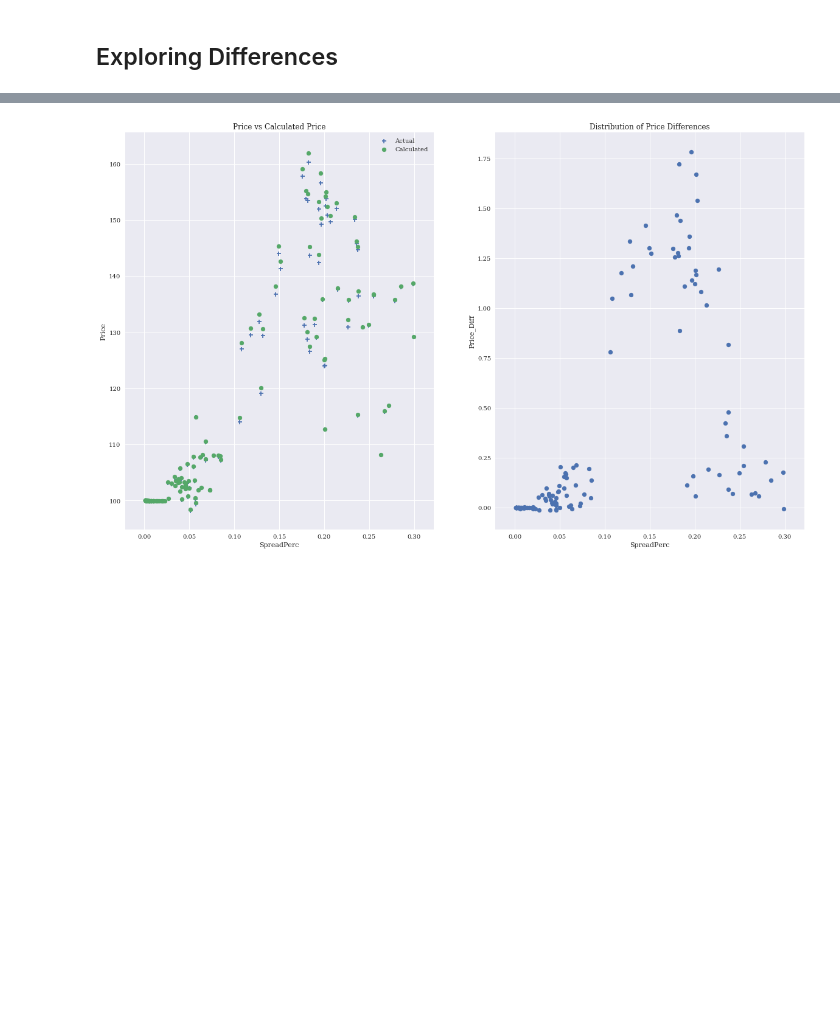
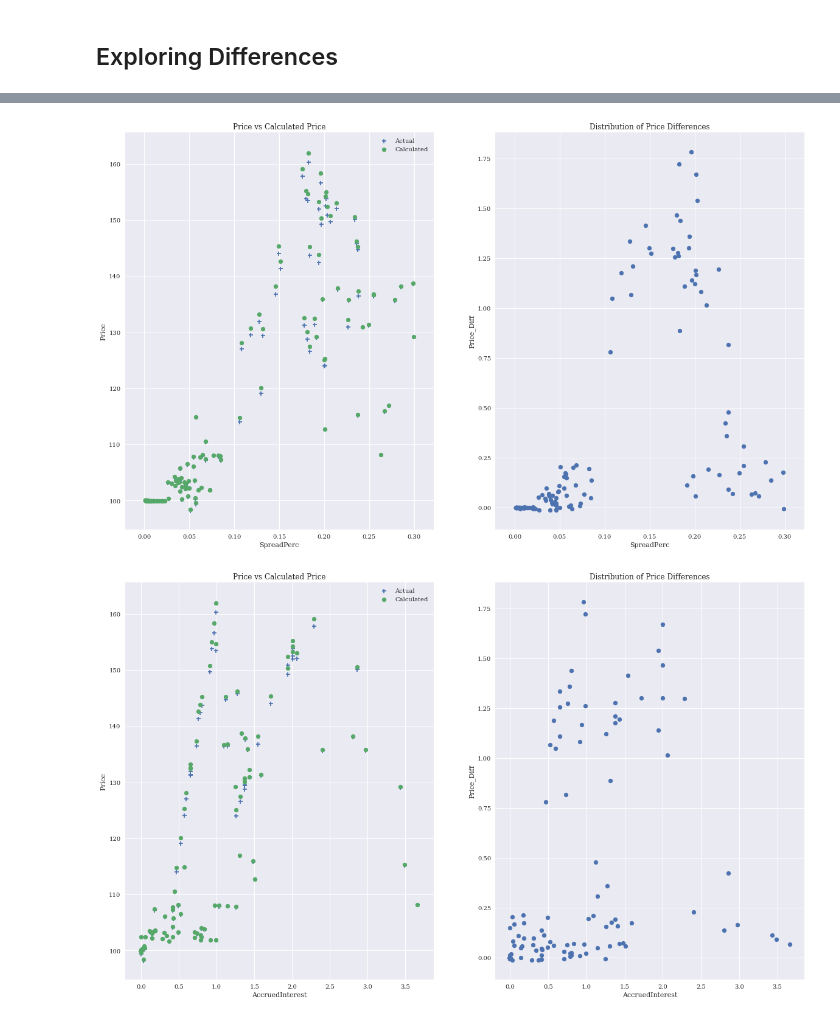
Before and after one commit to slpenn13/Speaking, a Jupyter notebook: fsu202011/FSU_symposium.ipynb, the cells around one changed output, grey strips where cells are left out. Saved outputs shown, nothing was run; the diff lists cells and outputs as text; code cells hidden in the pictures; blank space fills up the shorter version.

```diff
--- a/fsu202011/FSU_symposium.ipynb
+++ b/fsu202011/FSU_symposium.ipynb
@@ -334,11 +309,12 @@ max     29.541667   99.998500    0.999983    8.0     1.0    0.0    1.714439    4
 ### Prices (Notes & Bonds)
 # %%
 res = { "PriceBid": [], "YieldBid": [], "Spread": [], "PriceAsk": [], "YieldAsk": [], "Price": [],
-        "CalcPrice": [], "maturity": [], "Price_Diff": [], "Price_Diff_Perc": [], "CalcPrice_YA":[],
-        "CalcPrice_YB":[], "CalcYield": [], "WAM": [], "Coupon": [], "SpreadPerc": []
+        "CalcPrice": [], "maturity": [], "Price_Diff": [],"Price_Diff2": [], "Price_Diff_Perc": [], "CalcPrice_YA":[],
+        "CalcPrice_YB":[], "CalcYield": [], "WAM": [], "Coupon": [], "SpreadPerc": [], "AccruedInterest": [],
+        "PriceDirty":[]
        }
 ndx = []
-opt3 = options_lor.copy()
+opt3 = copy.deepcopy(options_lor)
 opt3['control']['date_format'] = '%m/%d/%Y'
 opt3['start_date'] = '10/30/2020'
 
@@ -375,8 +351,13 @@ for row in treasury_bond_df.iterrows():
         res['CalcPrice'].append(x2)
         res['Price_Diff'].append(x2 - x1)
         res['Price_Diff_Perc'].append(100.*(x2 -x1)/x1)
+        x3 = fxd.calc_accrued_interest(coupon_date=fxd.cash_flow_df.index[1])
+        res['AccruedInterest'].append(x3)
+        x1 = x1 + x3
+        res['PriceDirty'].append(x1)
+        res['Price_Diff2'].append(x2 - x1)
 
 res_fnl = pd.DataFrame(res, index=ndx)
 # res_fnl.to_csv("./data/errant_cf_prices.csv",header=True)
 # print(fxd.get_price(),"\n", fxd.cash_flow_df[-1:], "\n", fxd.cash_flow_df[:1])
-# print(res_fnl.describe())
+print(res_fnl.describe())
@@ -383,8 +384,8 @@ res_fnl = pd.DataFrame(res, index=ndx)
 # %%
-comp_plot(res_fnl, 'Price', "CalcPrice", maturity='maturity', title=["Price vs Calculated Price", "Distribution of Price Differences"])
+comp_plot(res_fnl, 'Price', "CalcPrice", maturity='maturity', diff='Price_Diff', title=["Price vs Calculated Price", "Distribution of Price Differences"])
 cnt_gt = np.sum(res_fnl['CalcPrice'] > res_fnl['Price'])
 mat = 7.5
-mat_ind = np.logical_and(res_fnl.maturity >= mat, res_fnl.CalcPrice  > res_fnl.Price)
+mat_ind = np.logical_and(res_fnl.maturity >= mat, abs(res_fnl.Price_Diff_Perc) > .50)
 cnt_gt_mat10 = np.sum(mat_ind)
 print(cnt_gt, round(cnt_gt / res_fnl.shape[0], 3), cnt_gt_mat10, round(cnt_gt_mat10/ res_fnl[res_fnl.maturity >= mat].shape[0]))
 # %% [output]
@@ -444,6 +481,7 @@ print(cnt_gt, round(cnt_gt / res_fnl.shape[0], 3), cnt_gt_mat10, round(cnt_gt_ma
 # %% [markdown]
 ## Exploring Differences
 # %%
+dbg=True
 if dbg:
     print(res_fnl.describe())
     print(res_fnl[mat_ind].sort_values(by=['Coupon']))
@@ -469,9 +507,12 @@ comp_plot(res_fnl, 'CalcPrice', 'Price', maturity='Price', title=["Price vs Calc
 comp_plot(res_fnl, 'Price', 'CalcPrice', maturity='Coupon', diff="Price_Diff_Perc",
           title=["Price vs Calculated Price", "Distribution of Price Differences"])
 
-comp_plot(res_fnl, 'Price', 'CalcPrice', maturity='Coupon', title=["Price vs Calculated Price", "Distribution of Price Differences"])
-comp_plot(res_fnl, 'Price', 'CalcPrice', maturity='WAM', title=["Price vs Calculated Price", "Distribution of Price Differences"])
-comp_plot(res_fnl, 'Price', 'CalcPrice', maturity='YieldAsk', title=["Price vs Calculated Price", "Distribution of Price Differences"])
-comp_plot(res_fnl, 'Price', 'CalcPrice', maturity='Spread', title=["Price vs Calculated Price", "Distribution of Price Differences"])
-comp_plot(res_fnl, 'Price', 'CalcPrice', maturity='SpreadPerc', title=["Price vs Calculated Price", "Distribution of Price Differences"])
+price="Price"
+diff_chc = "Price_Diff"
+comp_plot(res_fnl, price, 'CalcPrice', maturity='Coupon', diff=diff_chc, title=["Price vs Calculated Price", "Distribution of Price Differences"])
+comp_plot(res_fnl, price, 'CalcPrice', maturity='WAM', diff=diff_chc, title=["Price vs Calculated Price", "Distribution of Price Differences"])
+comp_plot(res_fnl, price, 'CalcPrice', maturity='YieldAsk', diff=diff_chc, title=["Price vs Calculated Price", "Distribution of Price Differences"])
+comp_plot(res_fnl, price, 'CalcPrice', maturity='Spread', diff=diff_chc, title=["Price vs Calculated Price", "Distribution of Price Differences"])
+comp_plot(res_fnl, price, 'CalcPrice', maturity='SpreadPerc', diff=diff_chc, title=["Price vs Calculated Price", "Distribution of Price Differences"])
+comp_plot(res_fnl, price, 'CalcPrice', maturity='AccruedInterest', diff=diff_chc, title=["Price vs Calculated Price", "Distribution of Price Differences"])
 # %% [output]
@@ -478,8 +535,9 @@ comp_plot(res_fnl, 'Price', 'CalcPrice', maturity='SpreadPerc', title=["Price vs
 0.02066210045661876 [24.29166667 24.31232877  0.29166667  0.29589041 24.29166667 24.31232877]
 [figure]
 [figure]
 [figure]
 [figure]
 [figure]
 [figure]
 [figure]
+[figure, added]
```
Also changed, not shown: parts of 14 cells of this notebook, 3 other files.
